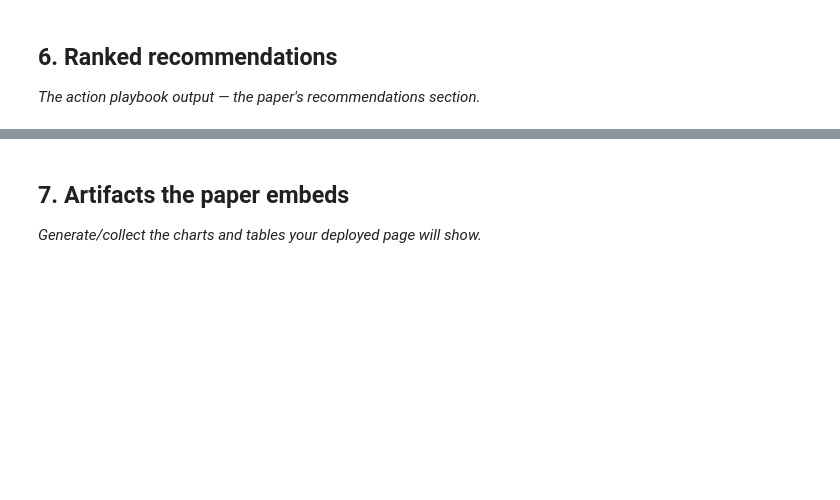
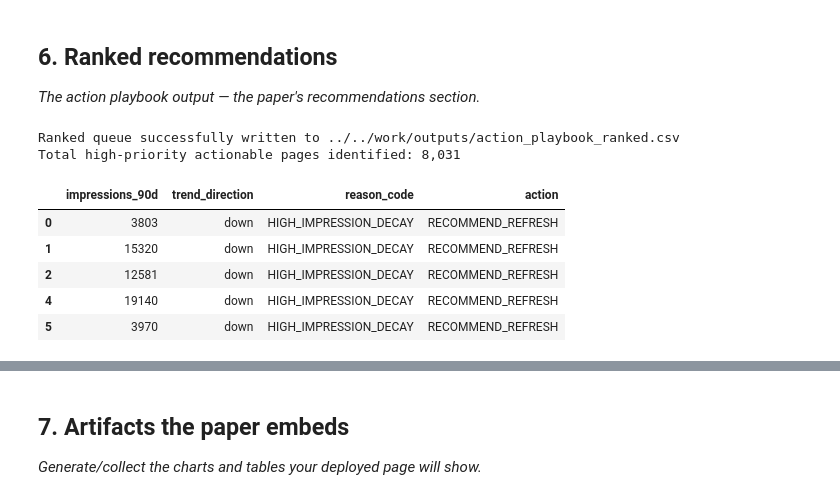
Before and after one commit to MasoomSakina/flyrank-internship-ml, a Jupyter notebook: work/notebooks/capstone.ipynb, the cells around one changed output, grey strips where cells are left out. Drawn from its saved outputs; the diff is of its cells as text; code cells hidden in the pictures; blank space fills up the shorter version.

```diff
--- a/work/notebooks/capstone.ipynb
+++ b/work/notebooks/capstone.ipynb
@@ -30,3 +136,40 @@ This skeleton is yours to fill. Work the sections **in order** — each one has
 ## 6. Ranked recommendations
 
 *The action playbook output — the paper's recommendations section.*
+# %%
+import pandas as pd
+import os
+
+# Define the action playbook scoring logic
+def apply_action_rule(row):
+    # High-exposure items showing downward trend get high priority score
+    if row.get('impressions_90d', 0) >= 1000 and row.get('trend_direction') == 'down':
+        return pd.Series([10.0, 'HIGH_IMPRESSION_DECAY', 'RECOMMEND_REFRESH'])
+    else:
+        return pd.Series([1.0, 'STABLE_OR_LOW_IMPRESSION', 'NO_ACTION'])
+
+# Apply the rule to create actionable columns
+df[['score', 'reason_code', 'action']] = df.apply(apply_action_rule, axis=1)
+
+# Sort queue by score descending to rank the most urgent pages first
+ranked_queue = df[df['action'] == 'RECOMMEND_REFRESH'].sort_values(by='score', ascending=False)
+
+# Ensure outputs directory exists and write CSV for the receipt
+os.makedirs('../../work/outputs', exist_ok=True)
+output_path = '../../work/outputs/action_playbook_ranked.csv'
+ranked_queue.to_csv(output_path, index=False)
+
+print(f"Ranked queue successfully written to {output_path}")
+print(f"Total high-priority actionable pages identified: {len(ranked_queue):,}")
+
+# Display the top 5 recommendations to embed in the final paper
+display(ranked_queue[['impressions_90d', 'trend_direction', 'reason_code', 'action']].head(5))
+# %% [output]
+Ranked queue successfully written to ../../work/outputs/action_playbook_ranked.csv
+Total high-priority actionable pages identified: 8,031
+|  | impressions_90d | trend_direction | reason_code | action |
+| 0 | 3803 | down | HIGH_IMPRESSION_DECAY | RECOMMEND_REFRESH |
+| 1 | 15320 | down | HIGH_IMPRESSION_DECAY | RECOMMEND_REFRESH |
+| 2 | 12581 | down | HIGH_IMPRESSION_DECAY | RECOMMEND_REFRESH |
+| 4 | 19140 | down | HIGH_IMPRESSION_DECAY | RECOMMEND_REFRESH |
+| 5 | 3970 | down | HIGH_IMPRESSION_DECAY | RECOMMEND_REFRESH |
```
Also changed, not shown: parts of 12 cells of this notebook, 2 other files.
